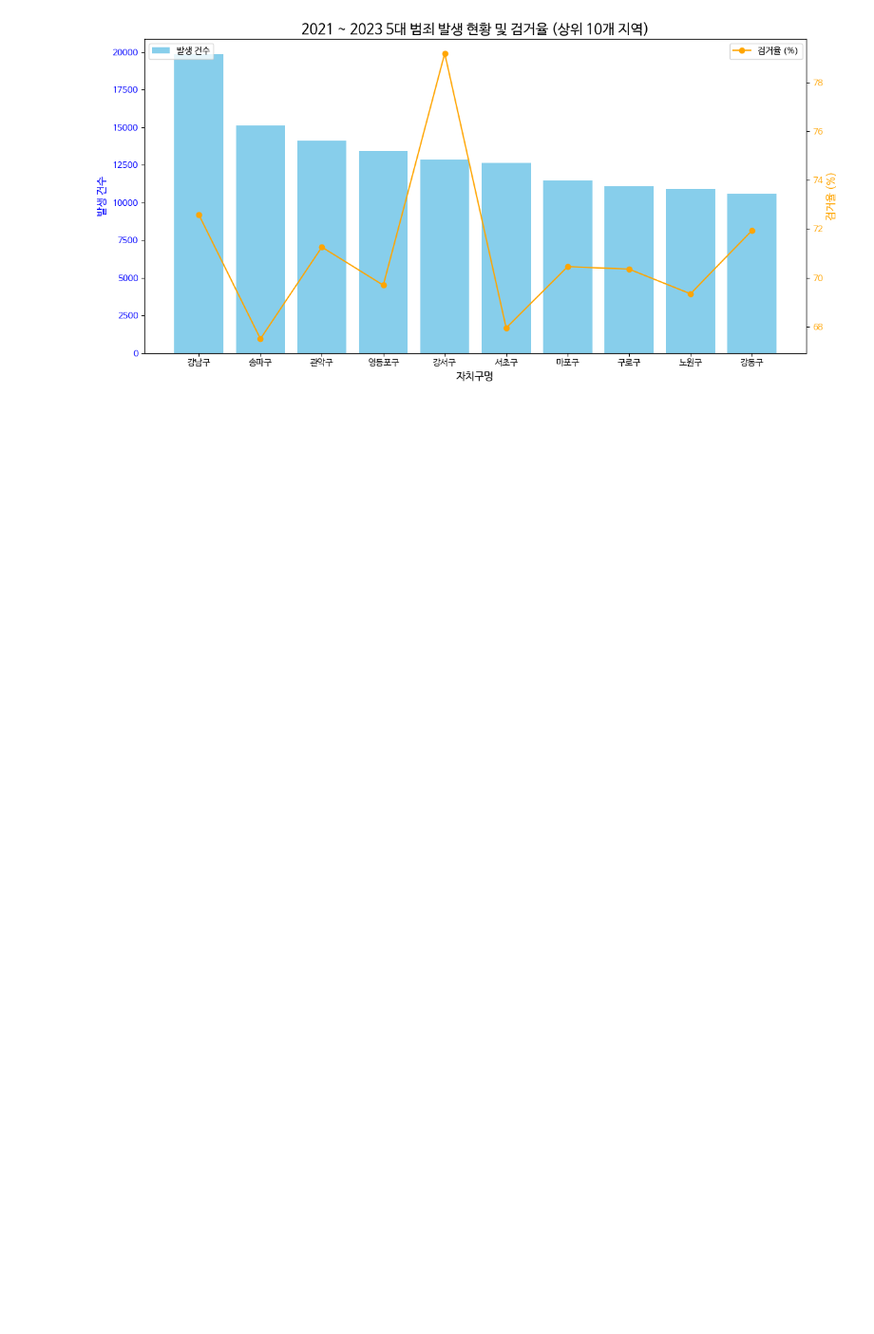
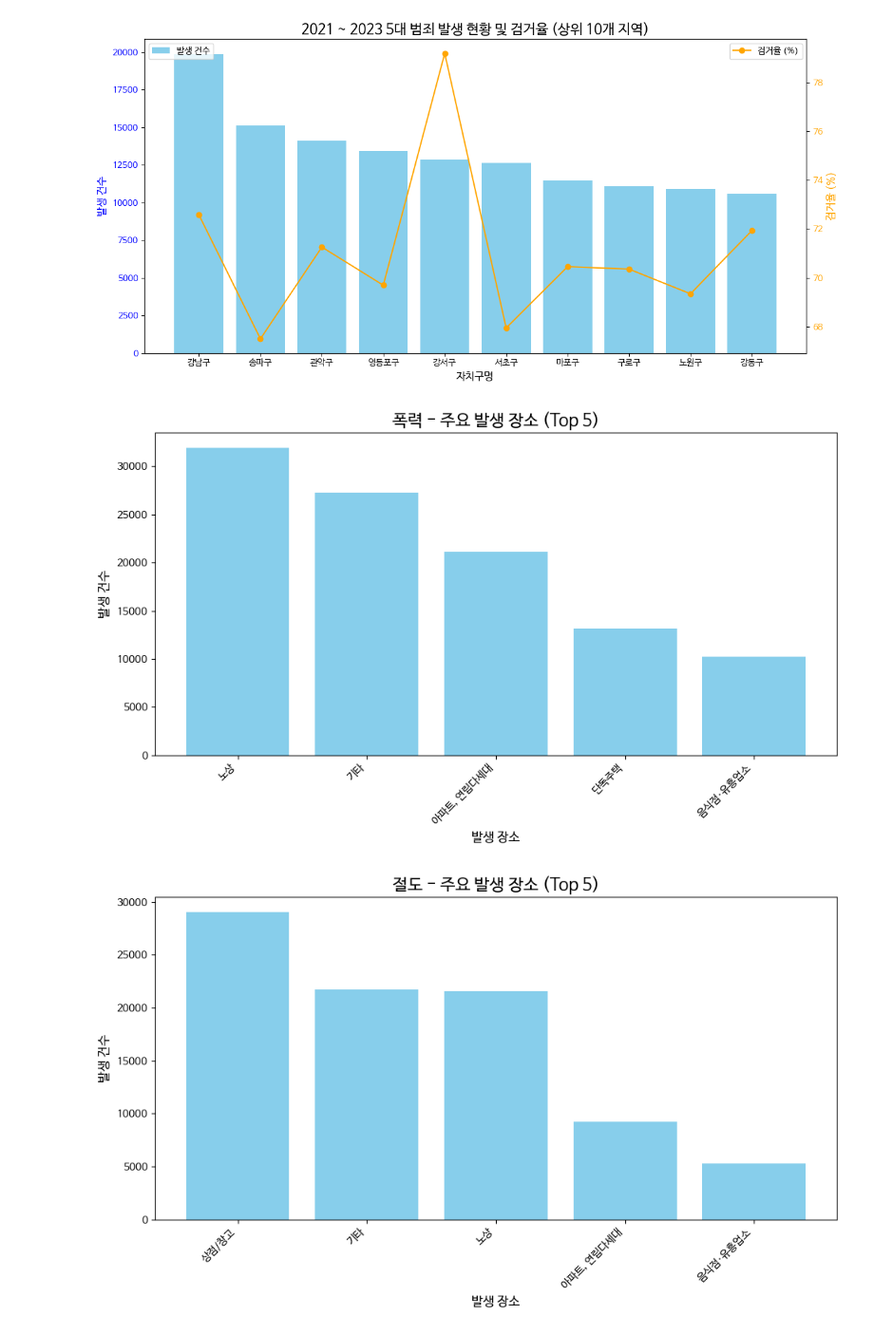
Before and after one commit to CodingCat-Jung/SmartCity, a Jupyter notebook: SmartCity03.ipynb, the cells around one changed output. Shown at 95% size. Saved outputs shown, nothing was run; the diff lists cells and outputs as text; code cells hidden in the pictures; blank space fills up the shorter version.

```diff
--- a/SmartCity03.ipynb
+++ b/SmartCity03.ipynb
@@ -93,47 +93,58 @@ plt.show()
 import pandas as pd
 import matplotlib.pyplot as plt
 import matplotlib.font_manager as fm
 
 # 데이터 불러오기
 df21 = pd.read_excel('2021 서울 5대 범죄 발생장소.xlsx')
 df22 = pd.read_excel('2022 서울 5대 범죄 발생장소.xlsx')
 df23 = pd.read_excel('2023 서울 5대 범죄 발생장소.xlsx')
 
 # 데이터 병합
 df_combined = pd.concat([df21, df22, df23])
 
-# 범죄 유형과 발생 장소별 발생 건수 합계 계산
+# '소계' 행 제거
+df_combined = df_combined[df_combined['범죄별'] != '소계']
+
+# 장소 관련 열 정의
+location_columns = [
+    '아파트, 연립다세대', '단독주택', '노상', '상점/창고', '공중위생업소(숙박업소, 목욕탕 등)',
+    '음식점·유흥업소', '사무실', '역, 대합실', '교통수단', '문화/체육/오락시설',
+    '학교/도서관/학원', '금융보험기관', '기타'
+]
+
+# 장소 관련 열 숫자로 변환 (변환 불가 시 0으로 처리)
+for col in location_columns:
+    df_combined[col] = pd.to_numeric(df_combined[col], errors='coerce').fillna(0).astype(int)
+
+# 발생 장소 열을 단일 열로 변환
 crime_location_stats = (
-    df_combined.groupby(['범죄별', '아파트, 연립다세대', '단독주택', '노상', '상점/창고', '공중위생업소(숙박업소, 목욕탕 등)',
-                         '음식점·유흥업소', '사무실', '역, 대합실', '교통수단', '문화/체육/오락시설', '학교/도서관/학원', '금융보험기관', '기타'])
+    df_combined.melt(id_vars=['범죄별'], value_vars=location_columns,
+                     var_name='발생 장소', value_name='발생 건수')
+    .groupby(['범죄별', '발생 장소'], as_index=False)['발생 건수']
     .sum()
-    .reset_index()
-    .sort_values(by='소계', ascending=False)
-)
-
-# 범죄 유형별 주요 발생 장소 5개씩 추출
-top_locations_by_crime = (
-    crime_location_stats.groupby('범죄별', group_keys=False)
-    .apply(lambda x: x.nlargest(5, '소계'))  # '소계' 기준 상위 5개 추출
-    .reset_index(drop=True)
+    .sort_values(by='발생 건수', ascending=False)
 )
 
 # 결과를 새로운 엑셀 파일로 저장
 output_file = '서울 5대 범죄별 주 발생 장소 분석 결과.xlsx'
-top_locations_by_crime.to_excel(output_file, index=False)
+crime_location_stats.to_excel(output_file, index=False)
 
-# 한글 폰트 설정 (NanumBarunGothic 기준)
 plt.rc('font', family='NanumBarunGothic')
 
 # 각 범죄 유형에 대해 시각화
-for crime in top_locations_by_crime['범죄별'].unique():
-    crime_data = top_locations_by_crime[top_locations_by_crime['범죄명'] == crime]
+for crime in crime_location_stats['범죄별'].unique():
+    # 각 범죄별 주요 장소 상위 5개 추출
+    crime_data = crime_location_stats[crime_location_stats['범죄별'] == crime].nlargest(5, '발생 건수')
 
+    # 시각화
     plt.figure(figsize=(10, 6))
-    plt.bar(crime_data['범죄별'], crime_data['소계'], color='skyblue')
+    plt.bar(crime_data['발생 장소'], crime_data['발생 건수'], color='skyblue')
     plt.title(f'{crime} - 주요 발생 장소 (Top 5)', fontsize=16)
     plt.xlabel('발생 장소', fontsize=12)
     plt.ylabel('발생 건수', fontsize=12)
     plt.xticks(rotation=45, ha='right', fontsize=10)
     plt.tight_layout()
     plt.show()
+# %% [output]
+[figure, added]
+[figure, added]
```
Also changed, not shown: parts of 5 cells of this notebook.
